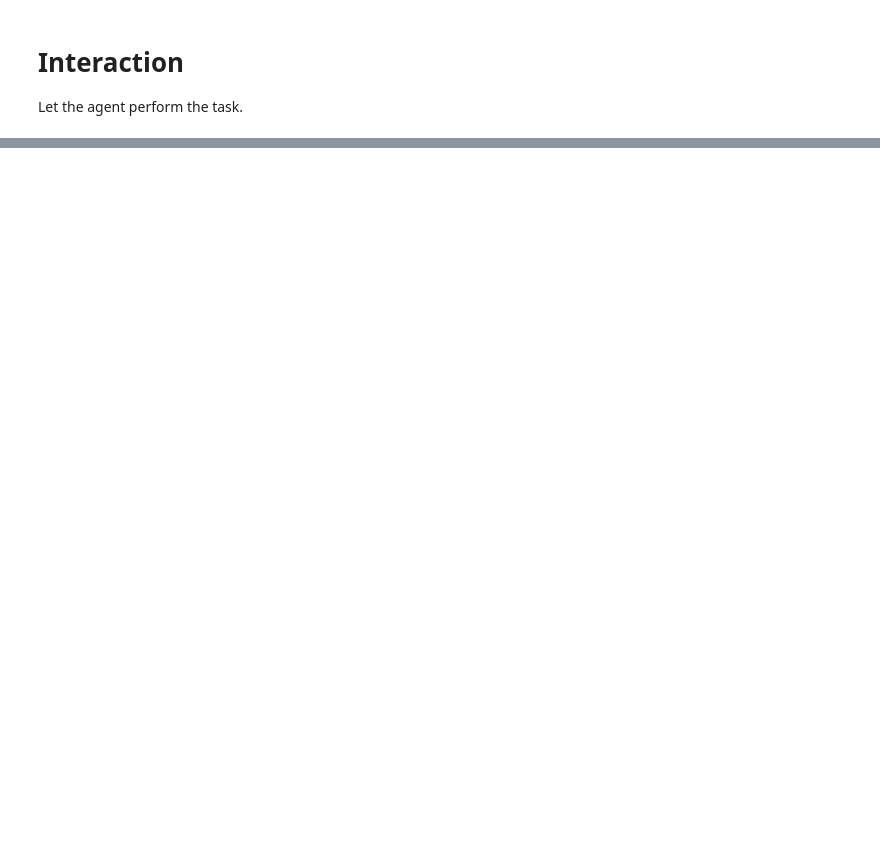
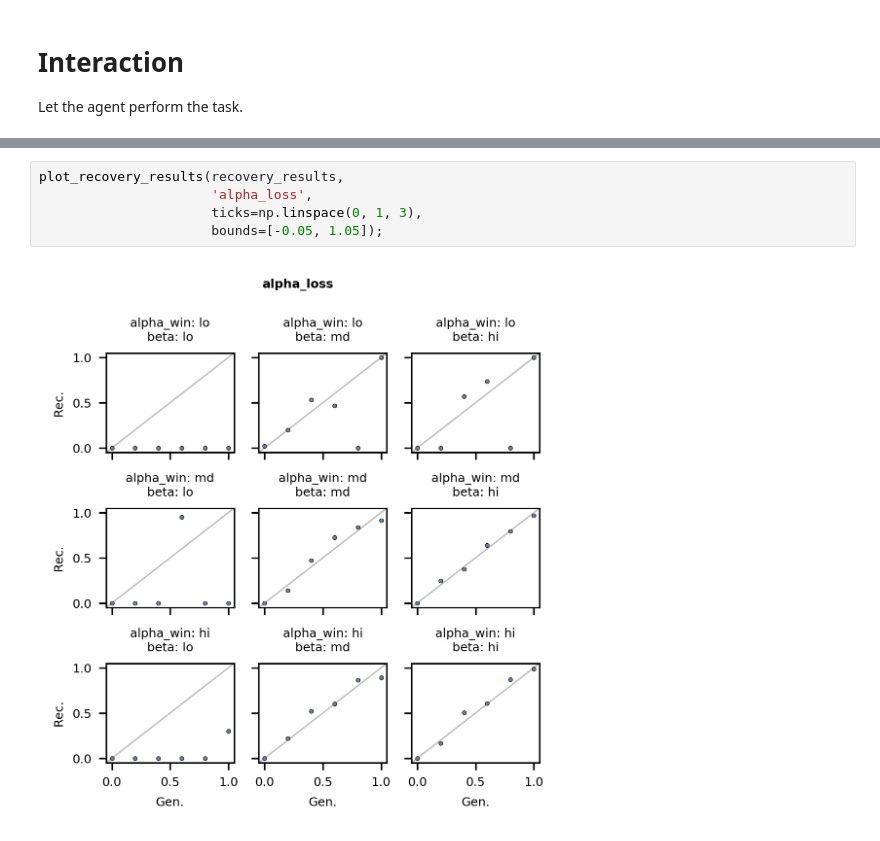
Before and after one commit to moltaire/rl, a Jupyter notebook: Example.ipynb, the cells around one changed output, grey strips where cells are left out. Drawn from its saved outputs; the diff is of its cells as text; blank space fills up the shorter version.

```diff
--- a/Example.ipynb
+++ b/Example.ipynb
@@ -51,0 +249,7 @@ rl.plots.plot_data(data=df);
+# %%
+plot_recovery_results(recovery_results,
+                      'alpha_loss',
+                      ticks=np.linspace(0, 1, 3),
+                      bounds=[-0.05, 1.05]);
+# %% [output]
+[figure, added]
```
Also changed, not shown: parts of 22 cells of this notebook, 4 other files.
